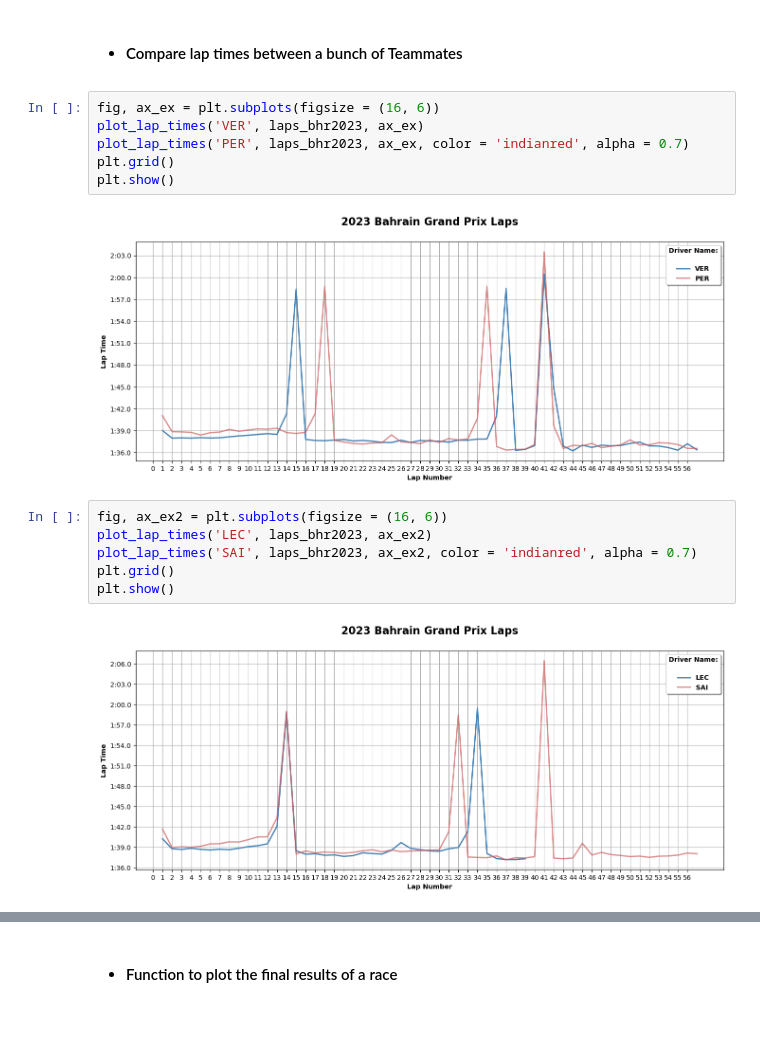
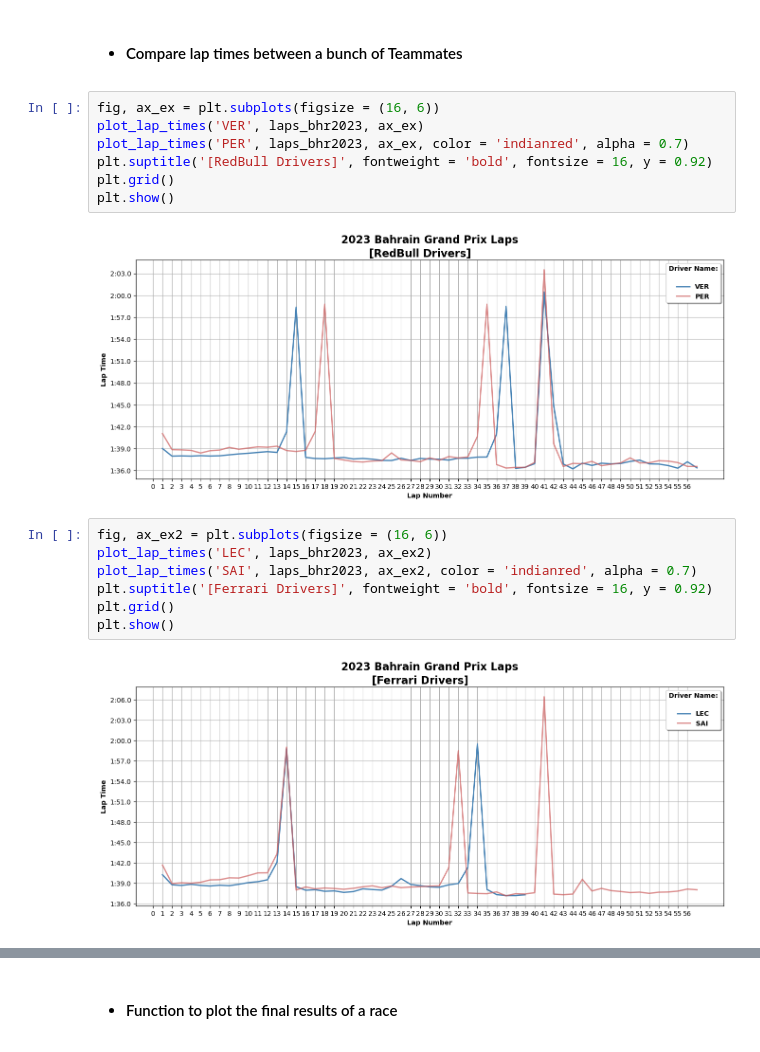
Before and after one commit to apostkpl/fun_with_fastF1, a Jupyter notebook: fastf1.ipynb, the cells around one changed output, grey strips where cells are left out. Cells and saved outputs as stored; diff of their text form.

```diff
--- a/fastf1.ipynb
+++ b/fastf1.ipynb
@@ -87,19 +84,21 @@ from fastf1_helper import plot_lap_times
 # %%
 fig, ax_ex = plt.subplots(figsize = (16, 6))
 plot_lap_times('VER', laps_bhr2023, ax_ex)
 plot_lap_times('PER', laps_bhr2023, ax_ex, color = 'indianred', alpha = 0.7)
+plt.suptitle('[RedBull Drivers]', fontweight = 'bold', fontsize = 16, y = 0.92)
 plt.grid()
 plt.show()
 # %% [output]
-[figure, old version]
+[figure, new version]
 # %%
 fig, ax_ex2 = plt.subplots(figsize = (16, 6))
 plot_lap_times('LEC', laps_bhr2023, ax_ex2)
 plot_lap_times('SAI', laps_bhr2023, ax_ex2, color = 'indianred', alpha = 0.7)
+plt.suptitle('[Ferrari Drivers]', fontweight = 'bold', fontsize = 16, y = 0.92)
 plt.grid()
 plt.show()
 # %% [output]
-[figure, old version]
+[figure, new version]
 # %%
 fig, ax_ex3 = plt.subplots(figsize = (16, 6))
 plot_lap_times('HAM', laps_bhr2023, ax_ex3)
```
Also changed, not shown: parts of 8 cells of this notebook, 2 other files.
